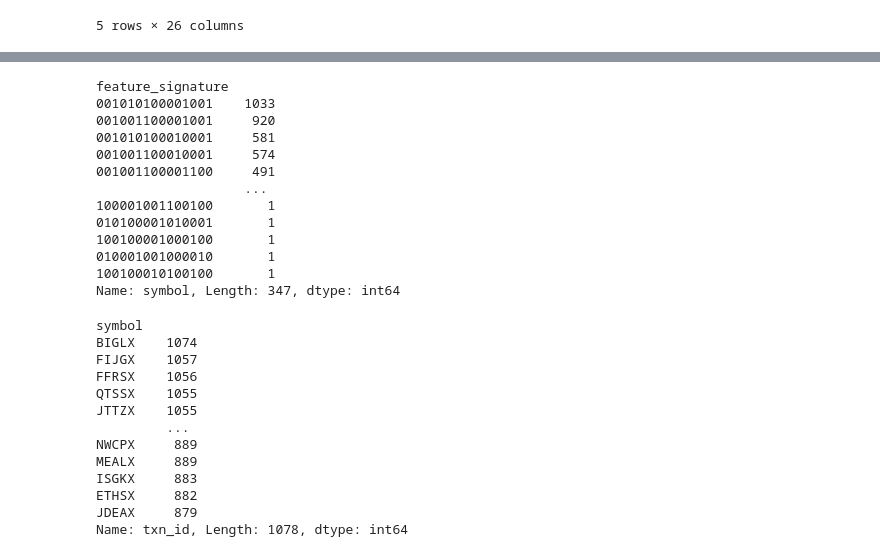
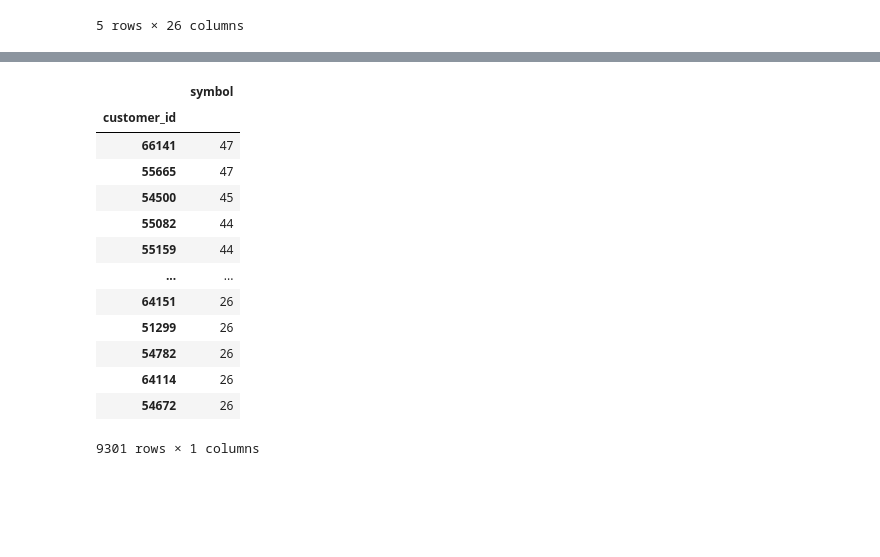
Before and after one commit to bthodla/udsnd_capstone, a Jupyter notebook: invest_sure.ipynb, the cells around one changed output, grey strips where cells are left out. Saved outputs shown, nothing was run; the diff lists cells and outputs as text; code cells hidden in the pictures; blank space fills up the shorter version.

```diff
--- a/invest_sure.ipynb
+++ b/invest_sure.ipynb
@@ -674,32 +852,18 @@ df_mutual_fund.head()
 # %%
-df_mutual_fund.groupby('feature_signature').count()['symbol'].sort_values(ascending=False)
+df_cust_txn_count = df_txn.query('sales > 0.0').groupby('customer_id').count()['symbol'].sort_values(ascending=False).to_frame()
+df_cust_txn_count.query('symbol > 25')
 # %% [output]
+|  | symbol |
+| customer_id |  |
+| 66141 | 47 |
+| 55665 | 47 |
+| 54500 | 45 |
+| 55082 | 44 |
+| 55159 | 44 |
+| ... | ... |
+| 64151 | 26 |
+| 51299 | 26 |
+| 54782 | 26 |
+| 64114 | 26 |
+| 54672 | 26 |
-feature_signature
-001010100001001    1033
-001001100001001     920
-001010100010001     581
-001001100010001     574
-001001100001100     491
-                   ...
-100001001100100       1
-010100001010001       1
-100100001000100       1
-010001001000010       1
-100100010100100       1
-Name: symbol, Length: 347, dtype: int64
+9301 rows × 1 columns
-# %%
-df_txn.groupby('symbol').count()['txn_id'].sort_values(ascending=False)
-# %% [output]
-symbol
-BIGLX    1074
-FIJGX    1057
-FFRSX    1056
-QTSSX    1055
-JTTZX    1055
-         ...
-NWCPX     889
-MEALX     889
-ISGKX     883
-ETHSX     882
-JDEAX     879
-Name: txn_id, Length: 1078, dtype: int64
```
Also changed, not shown: parts of 17 cells of this notebook.
